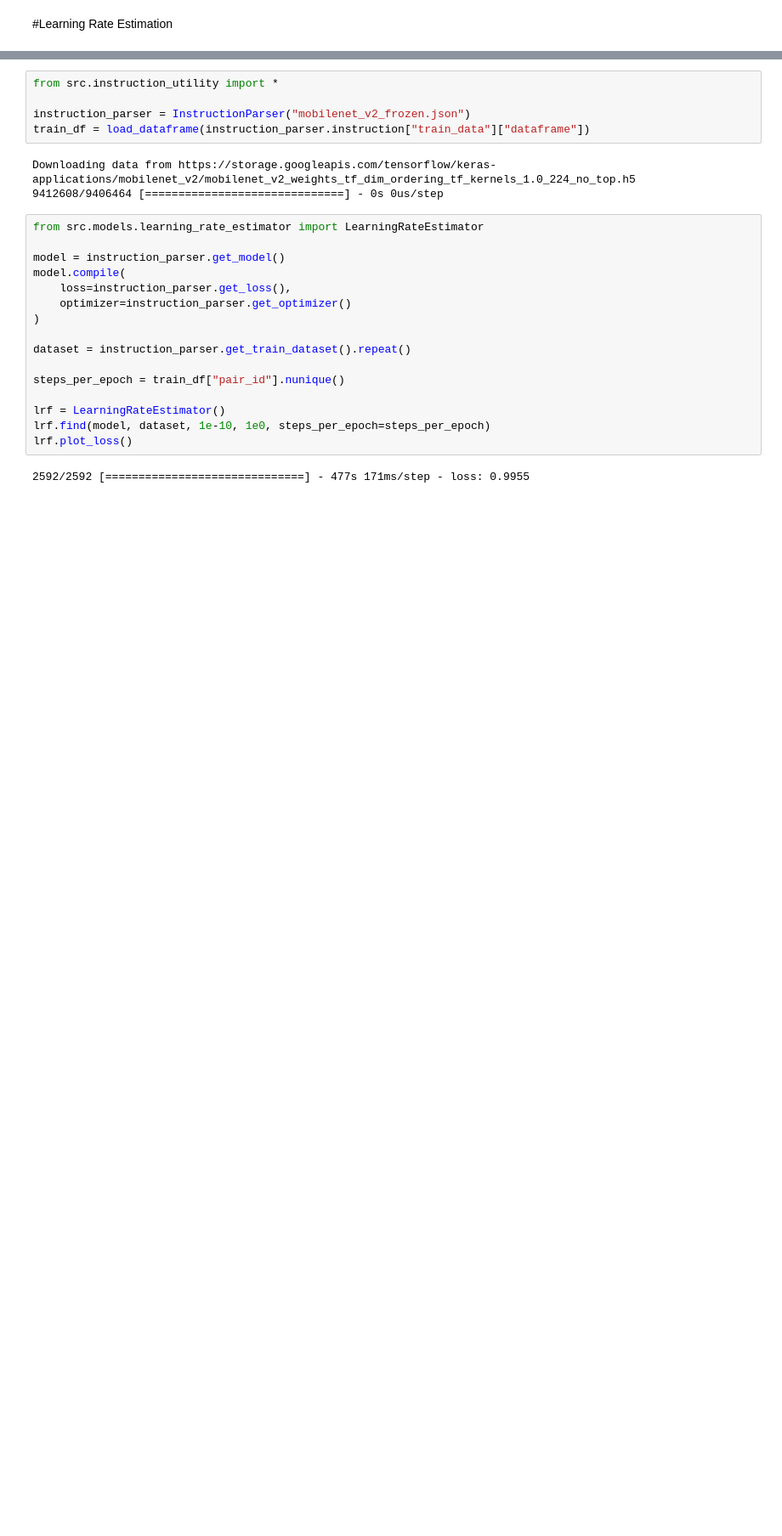
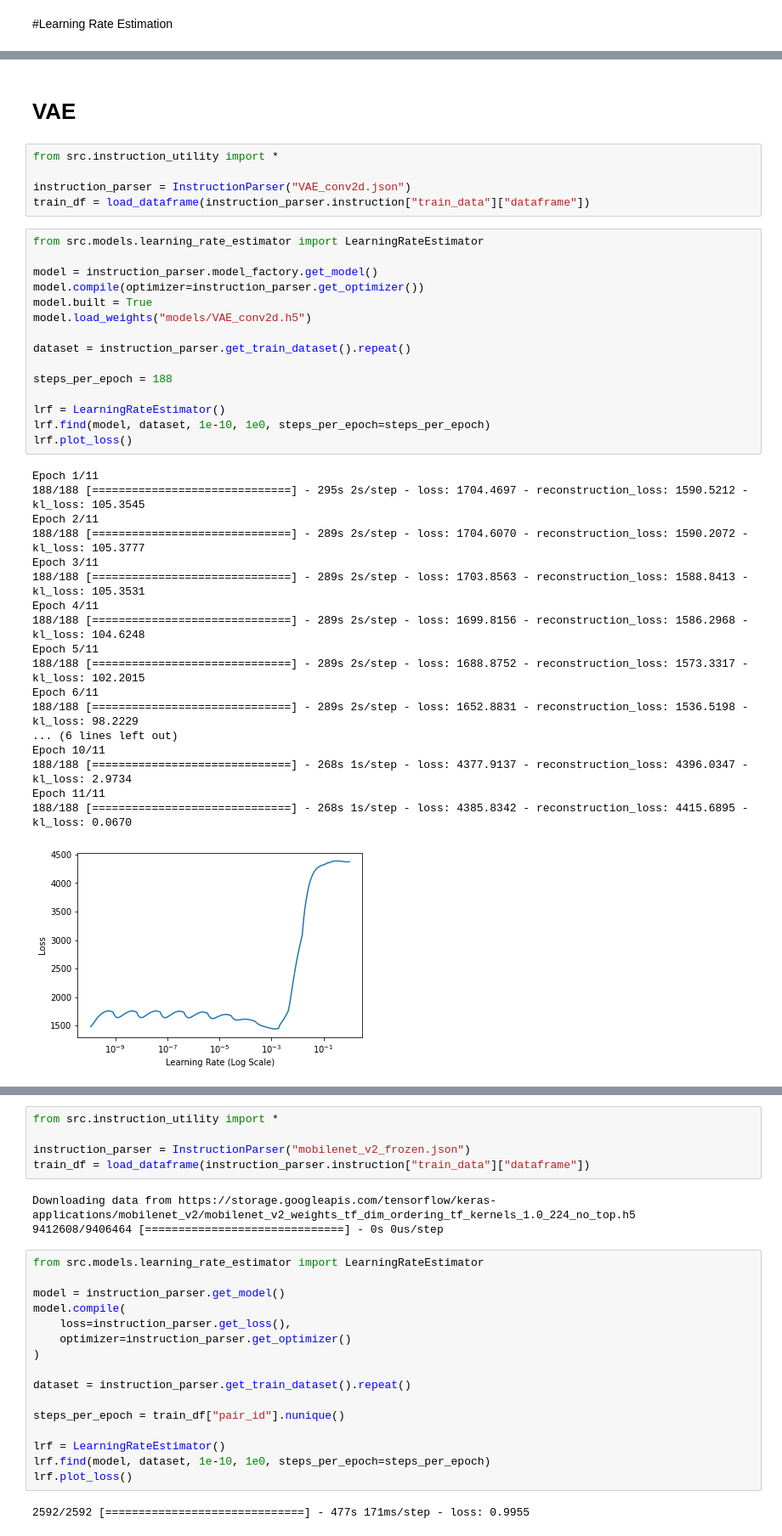
Before and after one commit to sgerloff/sustainable_deepfashion, a Jupyter notebook: notebooks/google_colab/LearningRateEstimator.ipynb, the cells around one changed output, grey strips where cells are left out. Shown: that part at 85% size. Saved outputs shown, nothing was run; the diff lists cells and outputs as text; blank space fills up the shorter version.

```diff
--- a/notebooks/google_colab/LearningRateEstimator.ipynb
+++ b/notebooks/google_colab/LearningRateEstimator.ipynb
@@ -31,0 +48,41 @@ Collecting argparse
+# %% [markdown]
+# VAE
+# %%
+from src.instruction_utility import *
+
+instruction_parser = InstructionParser("VAE_conv2d.json")
+train_df = load_dataframe(instruction_parser.instruction["train_data"]["dataframe"])
+# %%
+from src.models.learning_rate_estimator import LearningRateEstimator
+
+model = instruction_parser.model_factory.get_model()
+model.compile(optimizer=instruction_parser.get_optimizer())
+model.built = True
+model.load_weights("models/VAE_conv2d.h5")
+
+dataset = instruction_parser.get_train_dataset().repeat()
+
+steps_per_epoch = 188
+
+lrf = LearningRateEstimator()
+lrf.find(model, dataset, 1e-10, 1e0, steps_per_epoch=steps_per_epoch)
+lrf.plot_loss()
+# %% [output]
+Epoch 1/11
+188/188 [==============================] - 295s 2s/step - loss: 1704.4697 - reconstruction_loss: 1590.5212 - kl_loss: 105.3545
+Epoch 2/11
+188/188 [==============================] - 289s 2s/step - loss: 1704.6070 - reconstruction_loss: 1590.2072 - kl_loss: 105.3777
+Epoch 3/11
+188/188 [==============================] - 289s 2s/step - loss: 1703.8563 - reconstruction_loss: 1588.8413 - kl_loss: 105.3531
+Epoch 4/11
+188/188 [==============================] - 289s 2s/step - loss: 1699.8156 - reconstruction_loss: 1586.2968 - kl_loss: 104.6248
+Epoch 5/11
+188/188 [==============================] - 289s 2s/step - loss: 1688.8752 - reconstruction_loss: 1573.3317 - kl_loss: 102.2015
+Epoch 6/11
+188/188 [==============================] - 289s 2s/step - loss: 1652.8831 - reconstruction_loss: 1536.5198 - kl_loss: 98.2229
+... (6 lines left out)
+Epoch 10/11
+188/188 [==============================] - 268s 1s/step - loss: 4377.9137 - reconstruction_loss: 4396.0347 - kl_loss: 2.9734
+Epoch 11/11
+188/188 [==============================] - 268s 1s/step - loss: 4385.8342 - reconstruction_loss: 4415.6895 - kl_loss: 0.0670
+[figure, added]
```
Also changed, not shown: parts of 3 cells of this notebook.
